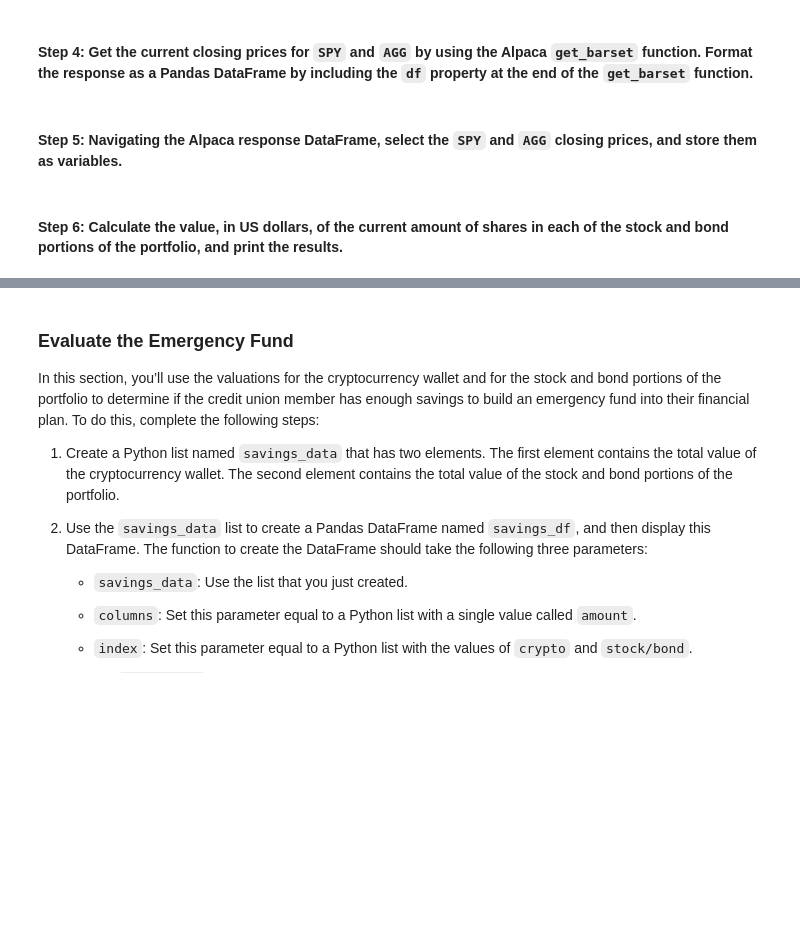
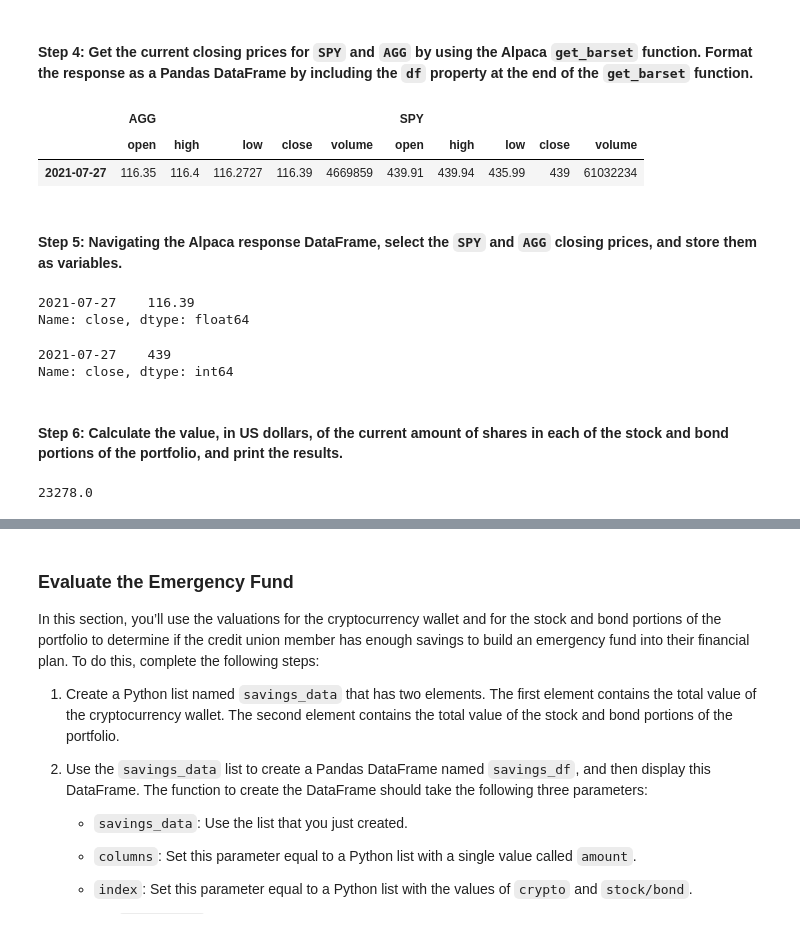
Before and after one commit to jpmaddox97/module_5_challenge, a Jupyter notebook: Starter_Code/financial_planning_tools.ipynb, the cells around one changed output, grey strips where cells are left out. Saved outputs shown, nothing was run; the diff lists cells and outputs as text; code cells hidden in the pictures; blank space fills up the shorter version.

```diff
--- a/Starter_Code/financial_planning_tools.ipynb
+++ b/Starter_Code/financial_planning_tools.ipynb
@@ -205,49 +211,66 @@ alpaca = tradeapi.REST(
 - `start_date` and `end_date`: Use the same date for these parameters, and format them with the date of the previous weekday (or `2020-08-07`). This is because you want the one closing price for the most-recent trading day.
 # %%
 # Set the tickers for both the bond and stock portion of the portfolio
-# YOUR CODE HERE
+tickers = ['SPY', 'AGG']
 
 # Set timeframe to 1D
-# YOUR CODE HERE
+timeframe = '1D'
 
 # Format current date as ISO format
 # Set both the start and end date at the date of your prior weekday
 # This will give you the closing price of the previous trading day
 # Alternatively you can use a start and end date of 2020-08-07
-# YOUR CODE HERE
-# YOUR CODE HERE
+start_date = pd.Timestamp('2021-07-27', tz='America/New_York').isoformat()
+end_date = pd.Timestamp('2021-07-27', tz='America/New_York').isoformat()
 # %% [markdown]
 #### Step 4: Get the current closing prices for `SPY` and `AGG` by using the Alpaca `get_barset` function. Format the response as a Pandas DataFrame by including the `df` property at the end of the `get_barset` function.
 # %%
 # Use the Alpaca get_barset function to get current closing prices the portfolio
 # Be sure to set the `df` property after the function to format the response object as a DataFrame
-# YOUR CODE HERE
+portfolio_df = alpaca.get_barset(
+    tickers,
+    timeframe,
+    start=start_date,
+    end=end_date).df
 
 # Review the first 5 rows of the Alpaca DataFrame
-# YOUR CODE HERE
+portfolio_df.index = portfolio_df.index.date
+portfolio_df.head()
+# %% [output]
+|  | AGG |  |  |  |  | SPY |  |  |  |  |
+|  | open | high | low | close | volume | open | high | low | close | volume |
+| 2021-07-27 | 116.35 | 116.4 | 116.2727 | 116.39 | 4669859 | 439.91 | 439.94 | 435.99 | 439 | 61032234 |
 # %% [markdown]
 #### Step 5: Navigating the Alpaca response DataFrame, select the `SPY` and `AGG` closing prices, and store them as variables.
 # %%
 # Access the closing price for AGG from the Alpaca DataFrame
 # Converting the value to a floating point number
-agg_close_price = # YOUR CODE HERE
+agg_close_price = portfolio_df['AGG']['close']
 
 # Print the AGG closing price
-# YOUR CODE HERE
+agg_close_price
+# %% [output]
+2021-07-27    116.39
+Name: close, dtype: float64
 # %%
 # Access the closing price for SPY from the Alpaca DataFrame
 # Converting the value to a floating point number
-spy_close_price = # YOUR CODE HERE
+spy_close_price = portfolio_df['SPY']['close']
 
 # Print the SPY closing price
-# YOUR CODE HERE
+spy_close_price
+# %% [output]
+2021-07-27    439
+Name: close, dtype: int64
 # %% [markdown]
 #### Step 6: Calculate the value, in US dollars, of the current amount of shares in each of the stock and bond portions of the portfolio, and print the results.
 # %%
 # Calculate the current value of the bond portion of the portfolio
-agg_value = # YOUR CODE HERE
+agg_value = agg_close_price.iloc[0] * agg_shares
 
 # Print the current value of the bond portfolio
-# YOUR CODE HERE
+agg_value
+# %% [output]
+23278.0
 # %%
 # Calculate the current value of the stock portion of the portfolio
```
Also changed, not shown: parts of 5 cells of this notebook.
